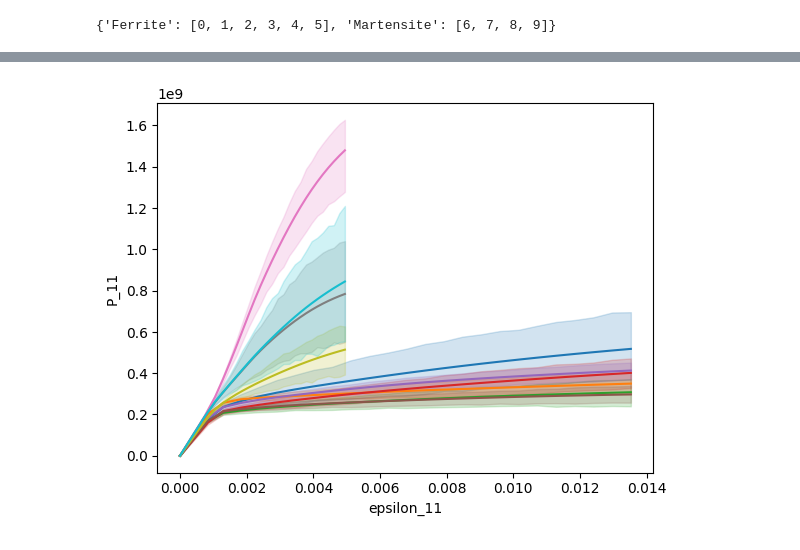
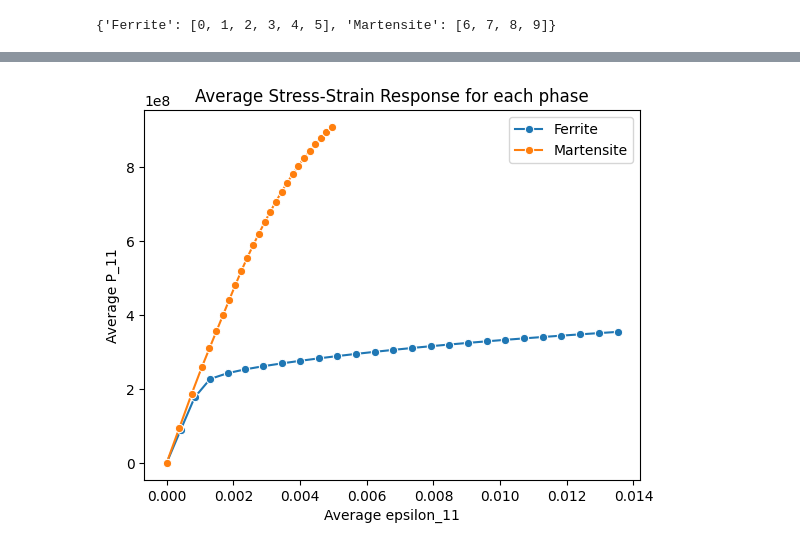
Before and after one commit to dmentock/damask_workflow_tools, a Jupyter notebook: post_processing_fullfield_multiphase.ipynb, the cells around one changed output, grey strips where cells are left out. Saved outputs shown, nothing was run; the diff lists cells and outputs as text; code cells hidden in the pictures.

```diff
--- a/post_processing_fullfield_multiphase.ipynb
+++ b/post_processing_fullfield_multiphase.ipynb
@@ -47,25 +74,29 @@ material_grid_mapping
 # %%
 def plot_stress_strain_multiphase(grid, result):
     data = {}
     for phase in result.view(increments=0).get(['epsilon_V^0.0(F)','P']).keys():
-        for g in material_grid_mapping[phase]:
-            data[f'{phase}_{g}'] = pd.DataFrame()
+        data[phase] = pd.DataFrame(columns=['F_11', 'P_11'])
     for phases in result.get(['epsilon_V^0.0(F)','P']).values():
         for phase, inc in phases.items():
             P = inc['P']
             epsilon = inc['epsilon_V^0.0(F)']
             for g in material_grid_mapping[phase]:
                 material_phase = ([i for i in grid.material.flatten(order='F') if i in material_grid_mapping[phase]])
                 points = np.array(material_phase) == g
                 P_11 = P[points,0,0].flatten()
                 epsilon_11 = np.broadcast_to(np.average(epsilon[:,0,0]),P_11.shape)
-                x = pd.DataFrame({'epsilon_11':epsilon_11,'P_11':P_11})
-                data[f'{phase}_{g}'] = pd.concat((data[f'{phase}_{g}'],x),ignore_index=True)
+                grain_data = pd.DataFrame({'epsilon_11':epsilon_11,'P_11':P_11})
+                data[phase] = pd.concat((data[phase],grain_data),ignore_index=True)
+
     for phase in result.view(increments=0).get(['epsilon_V^0.0(F)','P']).keys():
-        for g in material_grid_mapping[phase]:
-            plot = sns.lineplot(y='P_11',x='epsilon_11',data=data[f'{phase}_{g}'])
-    fig = plot.get_figure()
+        average_data = data[phase].groupby('epsilon_11', as_index=False).mean()
+        sns.lineplot(x='epsilon_11', y='P_11', data=average_data, marker='o', label=phase)
+    plt.xlabel("Average epsilon_11")
+    plt.ylabel("Average P_11")
+    plt.title("Average Stress-Strain Response for each phase")
+    plt.show()
+
 
 plot_stress_strain_multiphase(grid, result)
 # %% [output]
-[figure, old version]
+[figure, new version]
```
Also changed, not shown: parts of 3 cells of this notebook, 2 other files.
